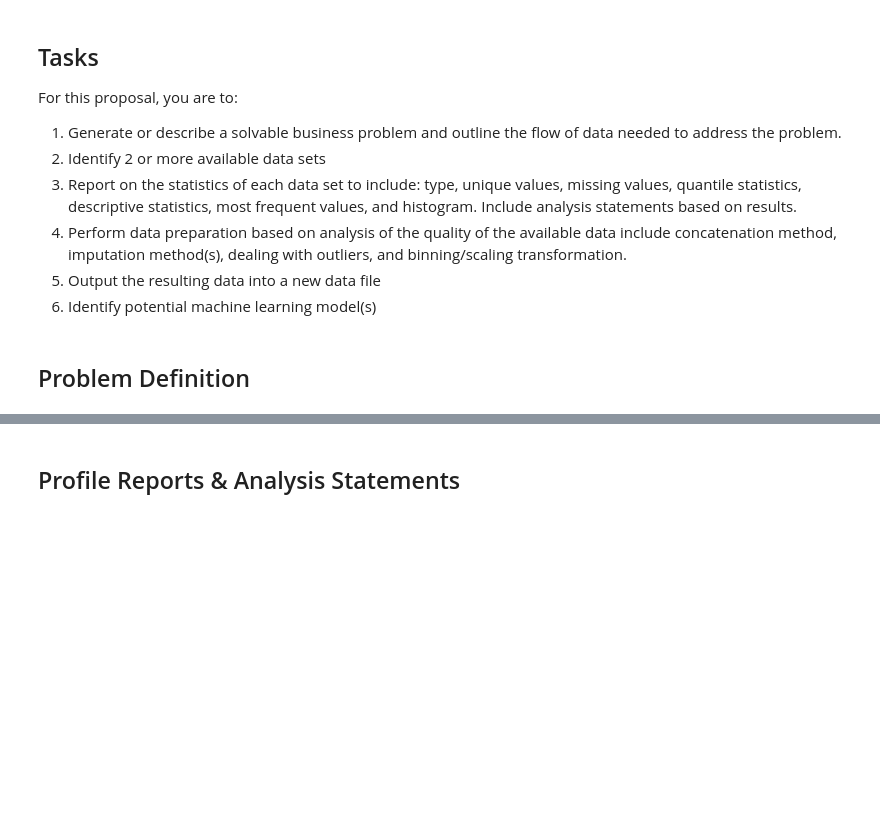
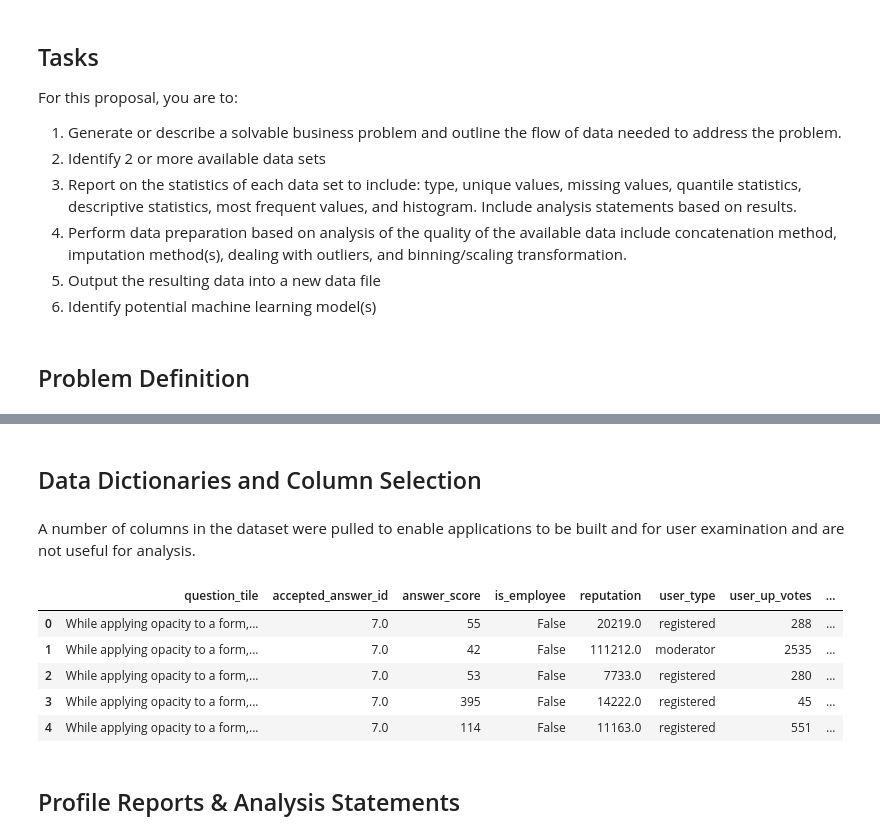
Before and after one commit to dparks-seattletimes/DATASCI420-milestone, a Jupyter notebook: Studentname-M01-Capstone-Proposal.ipynb, the cells around one changed output, grey strips where cells are left out. Drawn from its saved outputs; the diff is of its cells as text; code cells hidden in the pictures; blank space fills up the shorter version.

Commit message:
Created trimmed dataset with data for Milestone 1

```diff
--- a/Studentname-M01-Capstone-Proposal.ipynb
+++ b/Studentname-M01-Capstone-Proposal.ipynb
@@ -61,0 +75,6 @@ question_data = "https://storage.googleapis.com/stackex/top_questions_tags.csv"
+# %%
+# Load Datasets
+df_bq = pd.read_csv(bq_data, index_col=13, infer_datetime_format=True)
+df_user = pd.read_csv(user_data)
+df_ans = pd.read_csv(answer_data)
+df_question = pd.read_csv(question_data)
@@ -61,0 +116,3 @@ question_data = "https://storage.googleapis.com/stackex/top_questions_tags.csv"
+# %%
+answers = pd.merge(df_bq, df_user, on='user_id', how='left')
+answers.head()
@@ -62,2 +147,36 @@ question_data = "https://storage.googleapis.com/stackex/top_questions_tags.csv"
+# %% [markdown]
+## Data Dictionaries and Column Selection
+# %% [markdown]
+A number of columns in the dataset were pulled to enable applications to be built and for user examination and are not useful for analysis.
+# %%
+fields_not_useful = [
+                        'question_id', 'question_fav_count', 'question_owner_id', 'question_post_type_id',
+                        'question_score', 'question_view_count', 'answer_comments', 'answer_creation_date',
+                        'answer_parent_id', 'answer_post_type_id', 'answer_tags', 'answer_owner_id',
+                        'user_reputation', 'user_up_votes', 'user_down_votes', 'user_views', 'Unnamed: 0',
+                        'accept_rate', 'account_id', 'badge_counts', 'creation_date', 'display_name',
+                        'last_access_date', 'last_modified_date', 'link', 'location', 'profile_image',
+                        'reputation_change_day', 'reputation_change_month', 'reputation_change_quarter',
+                        'reputation_change_week', 'reputation_change_year', 'timed_penalty_date', 'user_id',
+                        'website_url'
+                    ]
+fields_application = [
+                        'question_owner_display_name', 'answer_count', 'question_creation_date', 'user_id',
+                        'user_display_name', 'user_profile_img_url', 'user_website_url'
+                     ]
+fields_procrastination = ['question_body', 'question_tags', 'answer_body']
+fields_to_use = ['question_tile', 'accepted_answer_id', 'answer_score', 'is_employee', 'reputation', 'user_type',
+                 'user_up_votes', 'user_down_votes', 'accept_rate', 'badge_counts'
+                ] #'answer_id',
+# %%
+df_trimmed = answers[fields_to_use]
+df_trimmed.head()
+# %% [output]
+|  | question_tile | accepted_answer_id | answer_score | is_employee | reputation | user_type | user_up_votes | ... |
+| 0 | While applying opacity to a form,... | 7.0 | 55 | False | 20219.0 | registered | 288 | ... |
+| 1 | While applying opacity to a form,... | 7.0 | 42 | False | 111212.0 | moderator | 2535 | ... |
+| 2 | While applying opacity to a form,... | 7.0 | 53 | False | 7733.0 | registered | 280 | ... |
+| 3 | While applying opacity to a form,... | 7.0 | 395 | False | 14222.0 | registered | 45 | ... |
+| 4 | While applying opacity to a form,... | 7.0 | 114 | False | 11163.0 | registered | 551 | ... |
 # %% [markdown]
 ## Profile Reports & Analysis Statements
```
Also changed, not shown: parts of 13 cells of this notebook.
